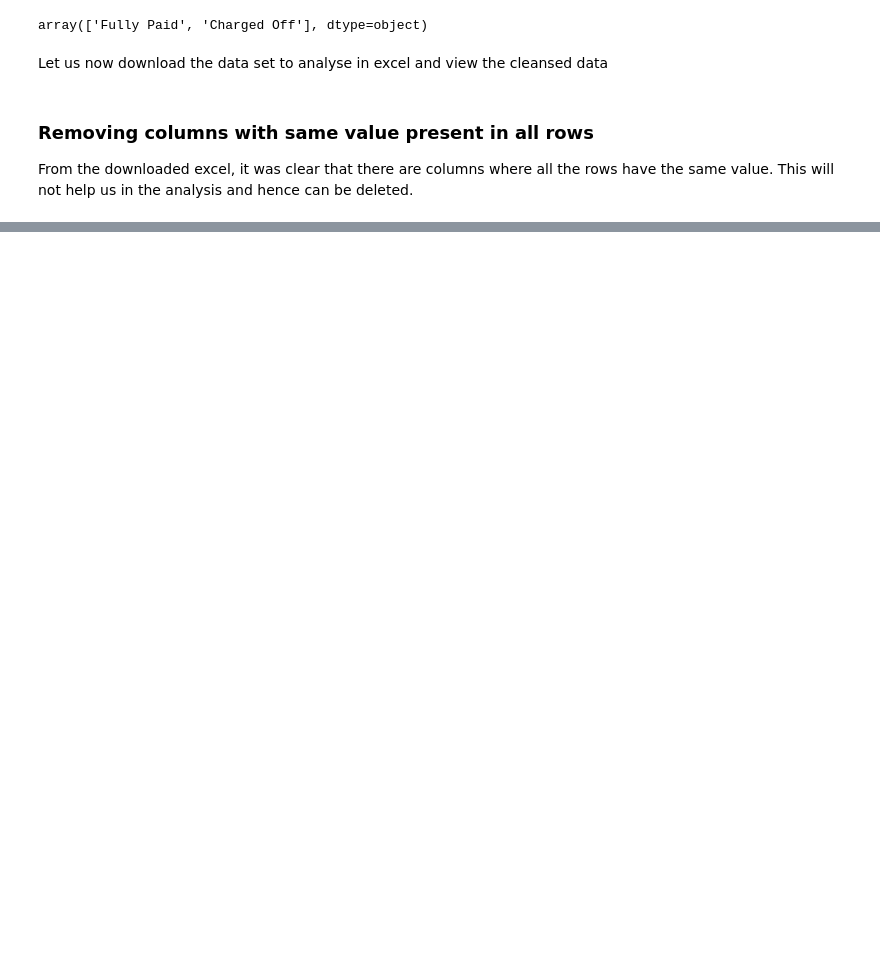
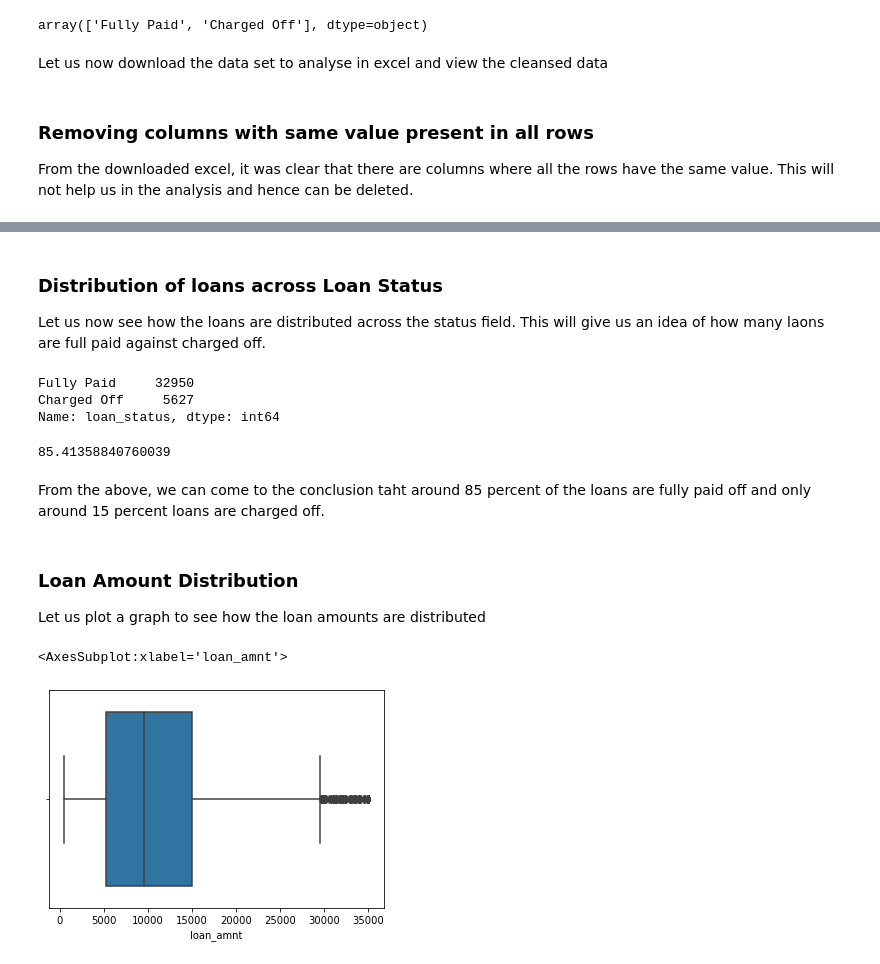
Before and after one commit to sreejith-rajashekaran/LendingClubCaseStudy, a Jupyter notebook: LendingClubCaseStudyFinal.ipynb, the cells around one changed output, grey strips where cells are left out. Cells and saved outputs as stored; diff of their text form; code cells hidden in the pictures; blank space fills up the shorter version.

```diff
--- a/LendingClubCaseStudyFinal.ipynb
+++ b/LendingClubCaseStudyFinal.ipynb
@@ -322,0 +361,2 @@ data_set.shape
+# %%
+data_set['int_rate'] = data_set['int_rate'].str.rstrip('%')
@@ -322,0 +372,3 @@ data_set.shape
+# %%
+data_set['revol_util'] = data_set['revol_util'].str.rstrip('%')
+data_set['revol_util']
@@ -322,0 +392,2 @@ data_set.shape
+# %%
+data_set['term'] = data_set['term'].str.rstrip('months')
@@ -322,0 +408,6 @@ data_set.shape
+# %%
+columns = ['loan_amnt', 'funded_amnt', 'funded_amnt_inv',
+       'term', 'int_rate', 'installment', 'emp_length','annual_inc', 'dti']
+
+data_set[columns] = data_set[columns].apply(pd.to_numeric)
+data_set.info()
@@ -322,0 +465,26 @@ data_set.shape
+# %% [markdown]
+### Distribution of loans across Loan Status
+
+Let us now see how the loans are distributed across the status field. This will give us an idea of how many laons are full paid against charged off.
+# %%
+data_set.loan_status.value_counts()
+# %% [output]
+Fully Paid     32950
+Charged Off     5627
+Name: loan_status, dtype: int64
+# %%
+per_status = (len(data_set.loan_status.loc[data_set['loan_status'] == 'Fully Paid'])/len(data_set.loan_status))*100
+per_status
+# %% [output]
+85.41358840760039
+# %% [markdown]
+From the above, we can come to the conclusion taht around 85 percent of the loans are fully paid off and only around 15 percent loans are charged off.
+# %% [markdown]
+### Loan Amount Distribution
+
+Let us plot a graph to see how the loan amounts are distributed
+# %%
+sns.boxplot(data_set.loan_amnt)
+# %% [output]
+<AxesSubplot:xlabel='loan_amnt'>
+[figure, added]
```
Also changed, not shown: parts of 40 cells of this notebook.
